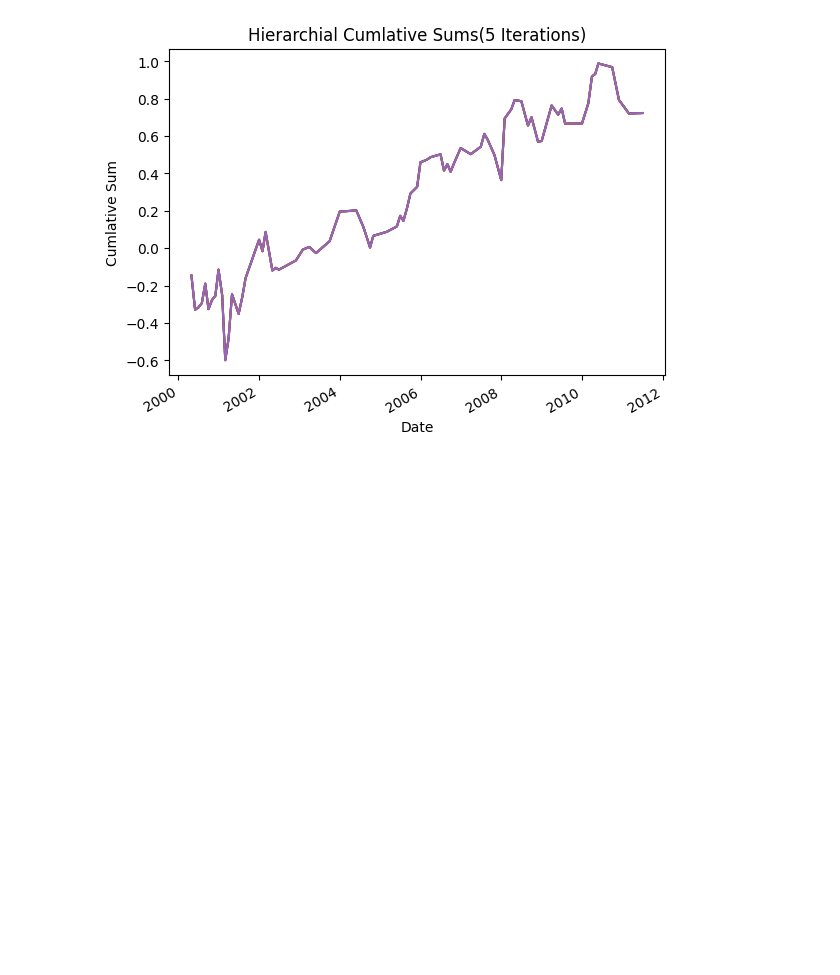
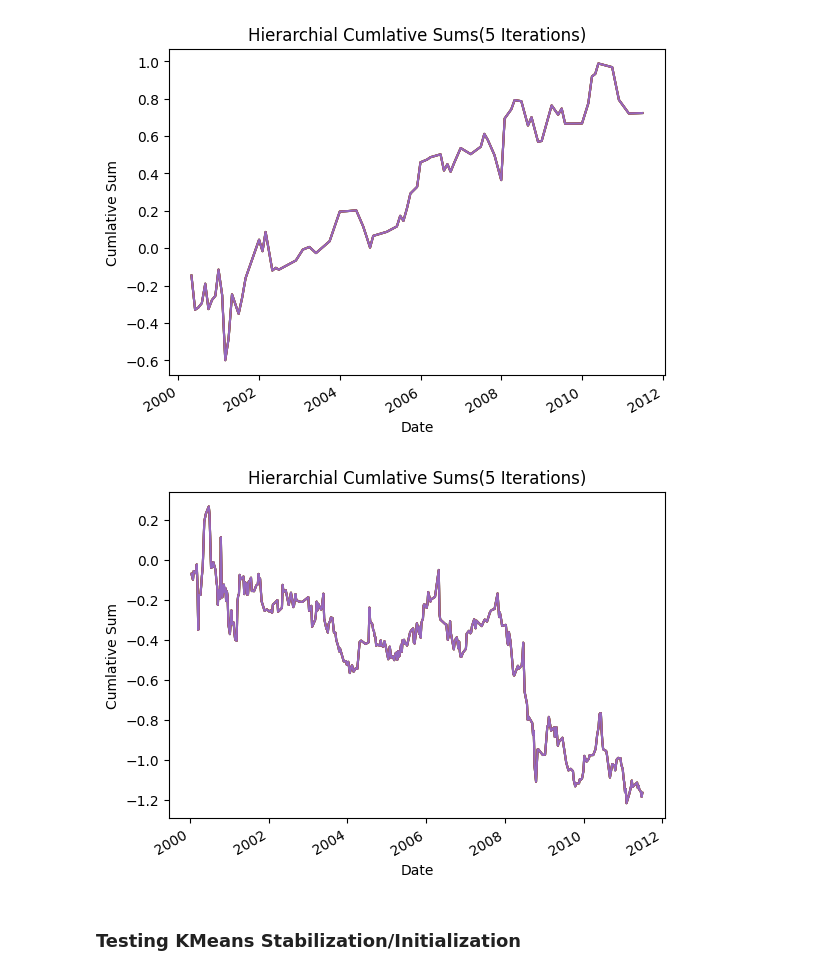
Before and after one commit to TInglefield/Math4920Project, a Jupyter notebook: clustering_NEW/Draft_5/Clustering_draft5_1.ipynb, the cells around one changed output. Drawn from its saved outputs; the diff is of its cells as text; code cells hidden in the pictures; blank space fills up the shorter version.

```diff
--- a/clustering_NEW/Draft_5/Clustering_draft5_1.ipynb
+++ b/clustering_NEW/Draft_5/Clustering_draft5_1.ipynb
@@ -688,3 +619,9 @@ warnings.filterwarnings(
 run_trading_Hierarchial('Monthly', 'Max')
 # %% [output]
 [figure]
+# %%
+run_trading_Hierarchial('Weekly', 'Max')
+# %% [output]
+[figure, added]
+# %% [markdown]
+### Testing KMeans Stabilization/Initialization
```
Also changed, not shown: parts of 13 cells of this notebook.
